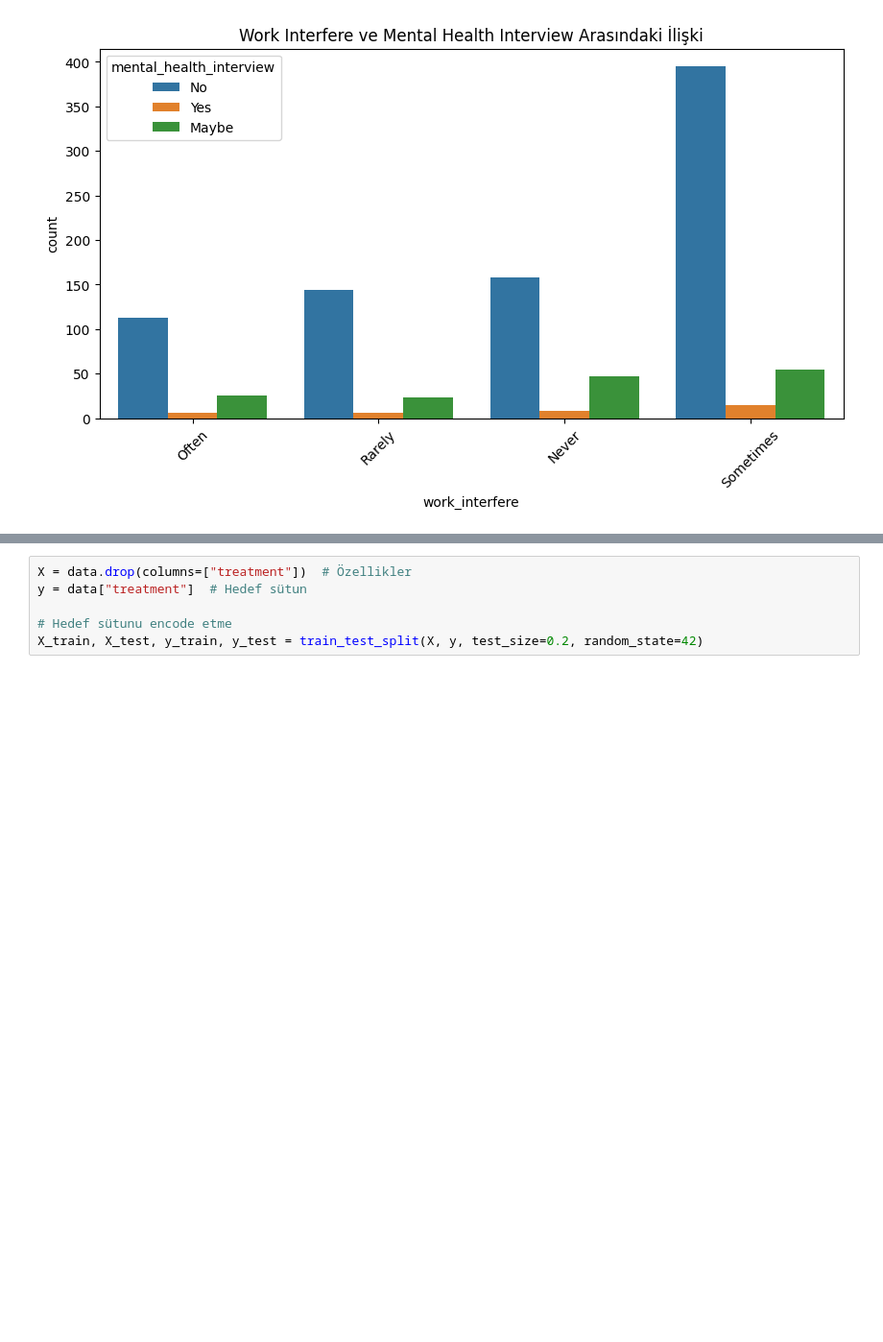
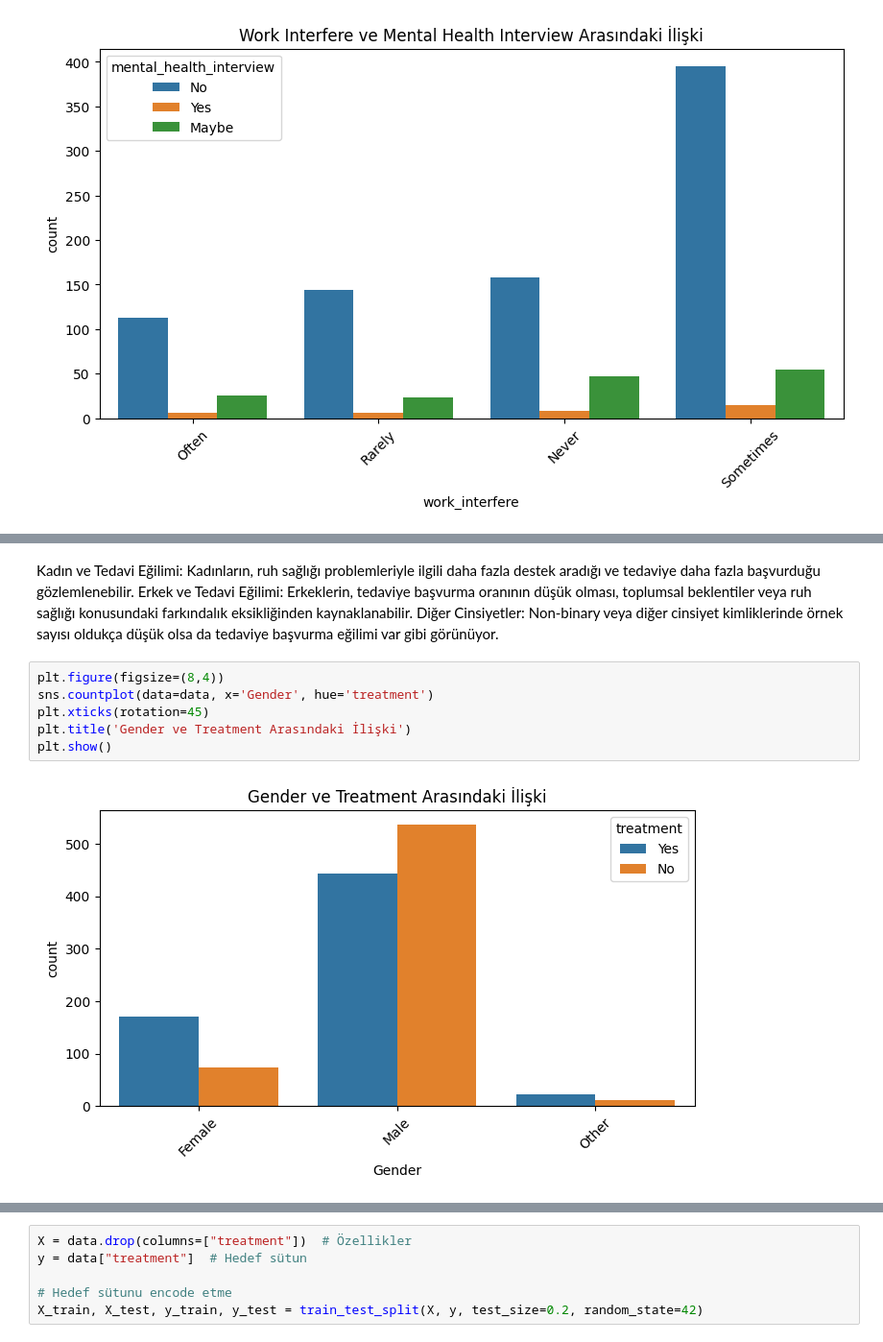
Before and after one commit to Suedaern/Data-Mining-Project, a Jupyter notebook: YeniMining.ipynb, the cells around one changed output, grey strips where cells are left out. Shown: that part at 96% size. Cells and saved outputs as stored; diff of their text form; blank space fills up the shorter version.

```diff
--- a/YeniMining.ipynb
+++ b/YeniMining.ipynb
@@ -325,0 +382,12 @@ plt.show()
+# %% [markdown]
+Kadın ve Tedavi Eğilimi: Kadınların, ruh sağlığı problemleriyle ilgili daha fazla destek aradığı ve tedaviye daha fazla başvurduğu gözlemlenebilir.
+Erkek ve Tedavi Eğilimi: Erkeklerin, tedaviye başvurma oranının düşük olması, toplumsal beklentiler veya ruh sağlığı konusundaki farkındalık eksikliğinden kaynaklanabilir.
+Diğer Cinsiyetler: Non-binary veya diğer cinsiyet kimliklerinde örnek sayısı oldukça düşük olsa da tedaviye başvurma eğilimi var gibi görünüyor.
+# %%
+plt.figure(figsize=(8,4))
+sns.countplot(data=data, x='Gender', hue='treatment')
+plt.xticks(rotation=45)
+plt.title('Gender ve Treatment Arasındaki İlişki')
+plt.show()
+# %% [output]
+[figure, added]
```
Also changed, not shown: parts of 11 cells of this notebook.
